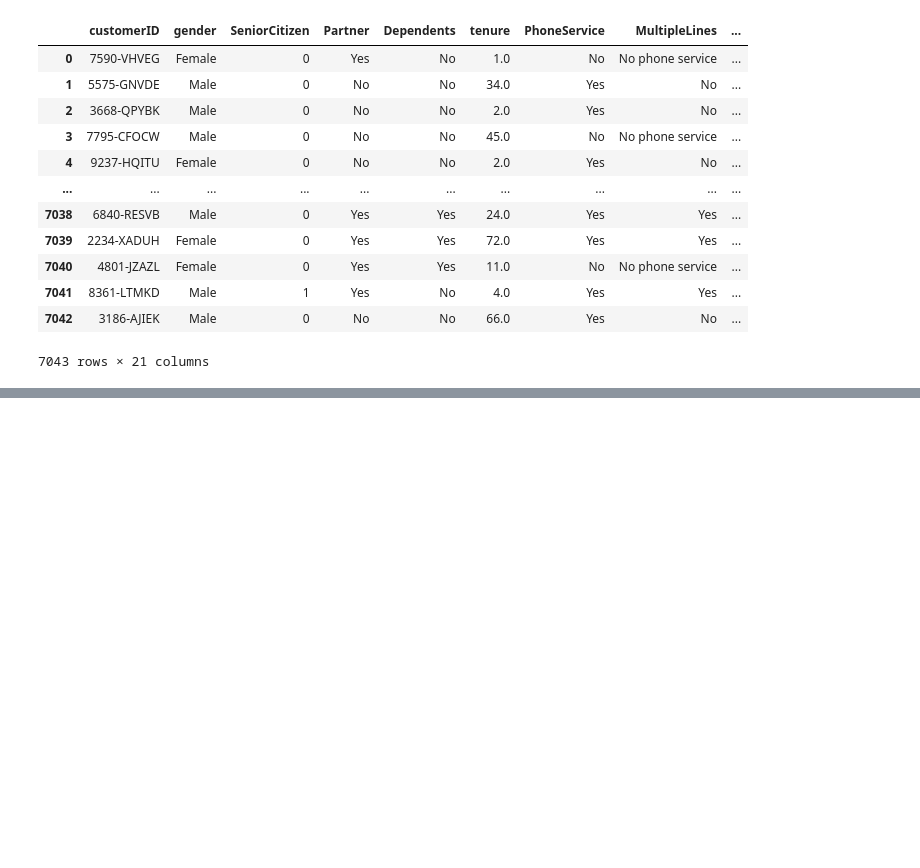
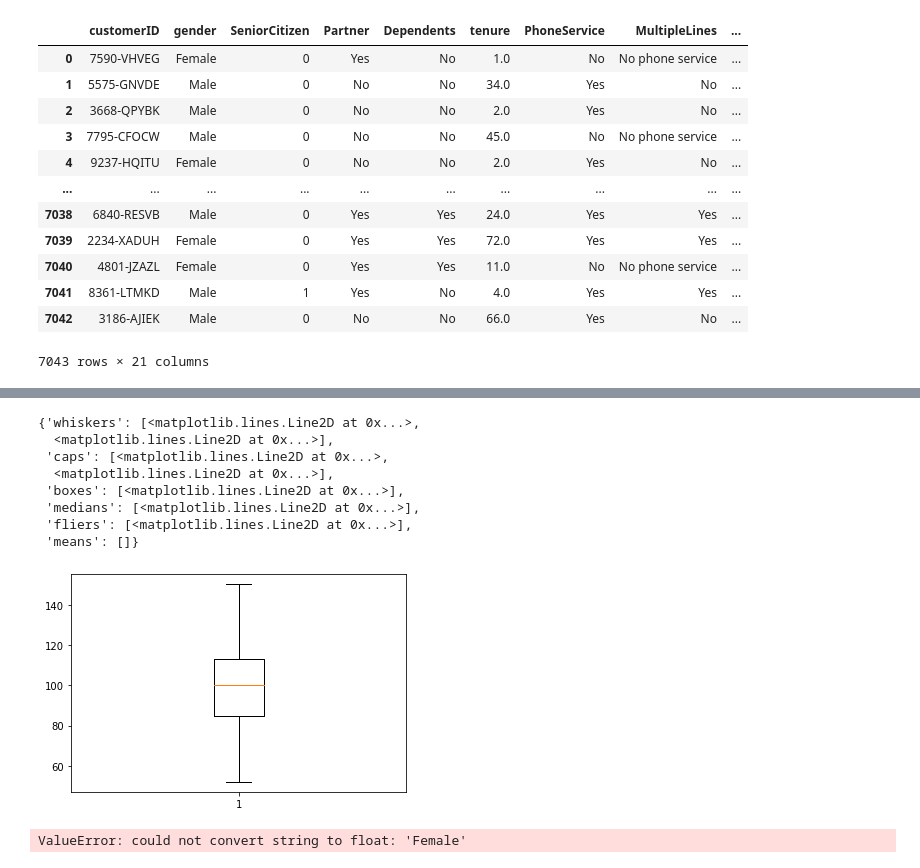
Before and after one commit to LKN-SP/MS9002, a Jupyter notebook: Naive Bayes/Naive Bayes - Class Exercise 1 (completed).ipynb, the cells around one changed output, grey strips where cells are left out. Drawn from its saved outputs; the diff is of its cells as text; code cells hidden in the pictures; blank space fills up the shorter version.

```diff
--- a/Naive Bayes/Naive Bayes - Class Exercise 1 (completed).ipynb
+++ b/Naive Bayes/Naive Bayes - Class Exercise 1 (completed).ipynb
@@ -57,0 +351,3 @@ df
+# %%
+data = np.random.normal(100, 20, 200)
+data
@@ -57,0 +372,12 @@ df
+# %%
+plt.boxplot(data)
+# %% [output]
+{'whiskers': [<matplotlib.lines.Line2D at 0x...>,
+  <matplotlib.lines.Line2D at 0x...>],
+ 'caps': [<matplotlib.lines.Line2D at 0x...>,
+  <matplotlib.lines.Line2D at 0x...>],
+ 'boxes': [<matplotlib.lines.Line2D at 0x...>],
+ 'medians': [<matplotlib.lines.Line2D at 0x...>],
+ 'fliers': [<matplotlib.lines.Line2D at 0x...>],
+ 'means': []}
+[figure, added]
@@ -57,0 +391,4 @@ df
+# %%
+y_pred = gnb.fit(train_x, train_y).predict(train_x)
+# %% [output]
+ValueError: could not convert string to float: 'Female'
```
Also changed, not shown: parts of 18 cells of this notebook, 28 other files.
